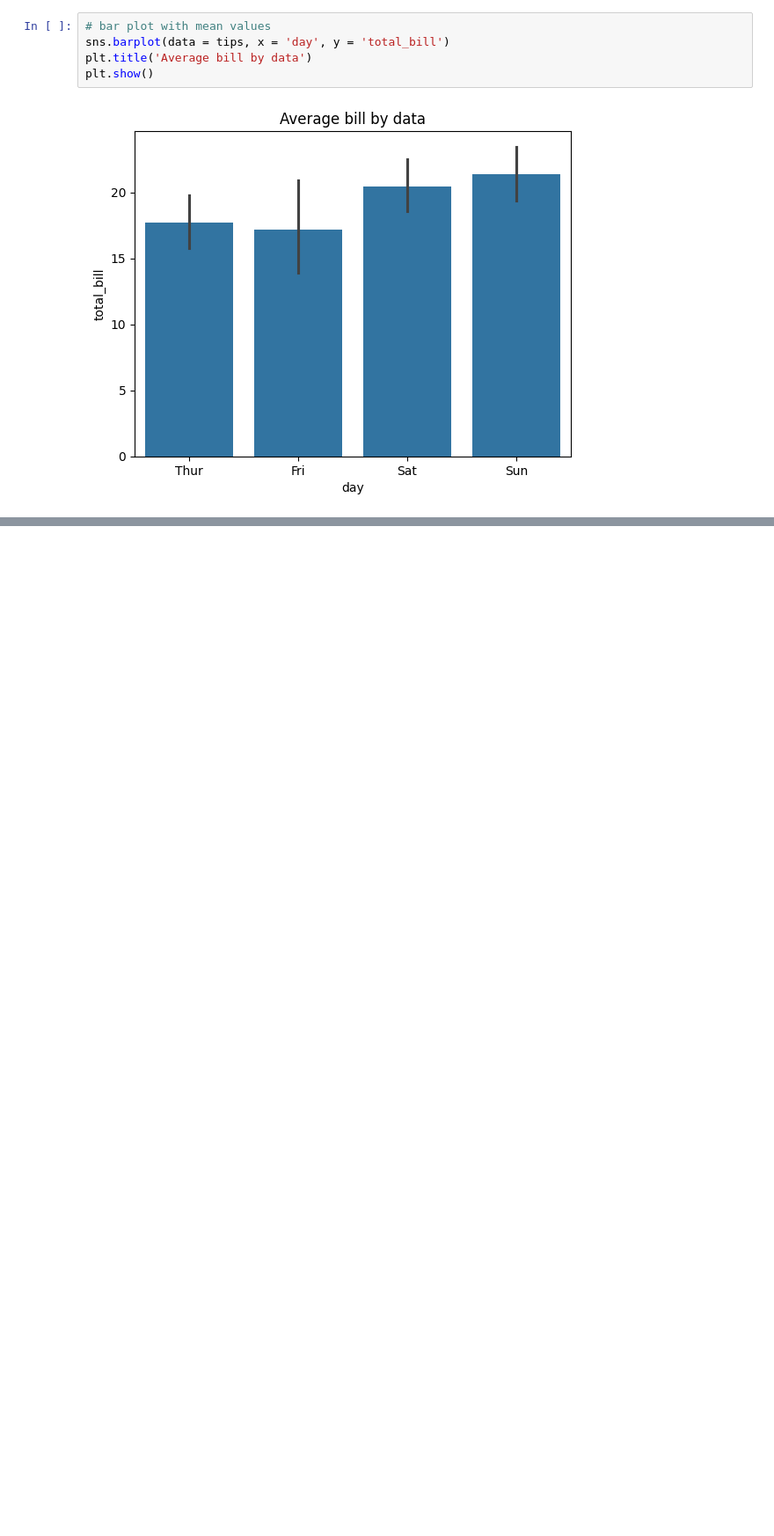
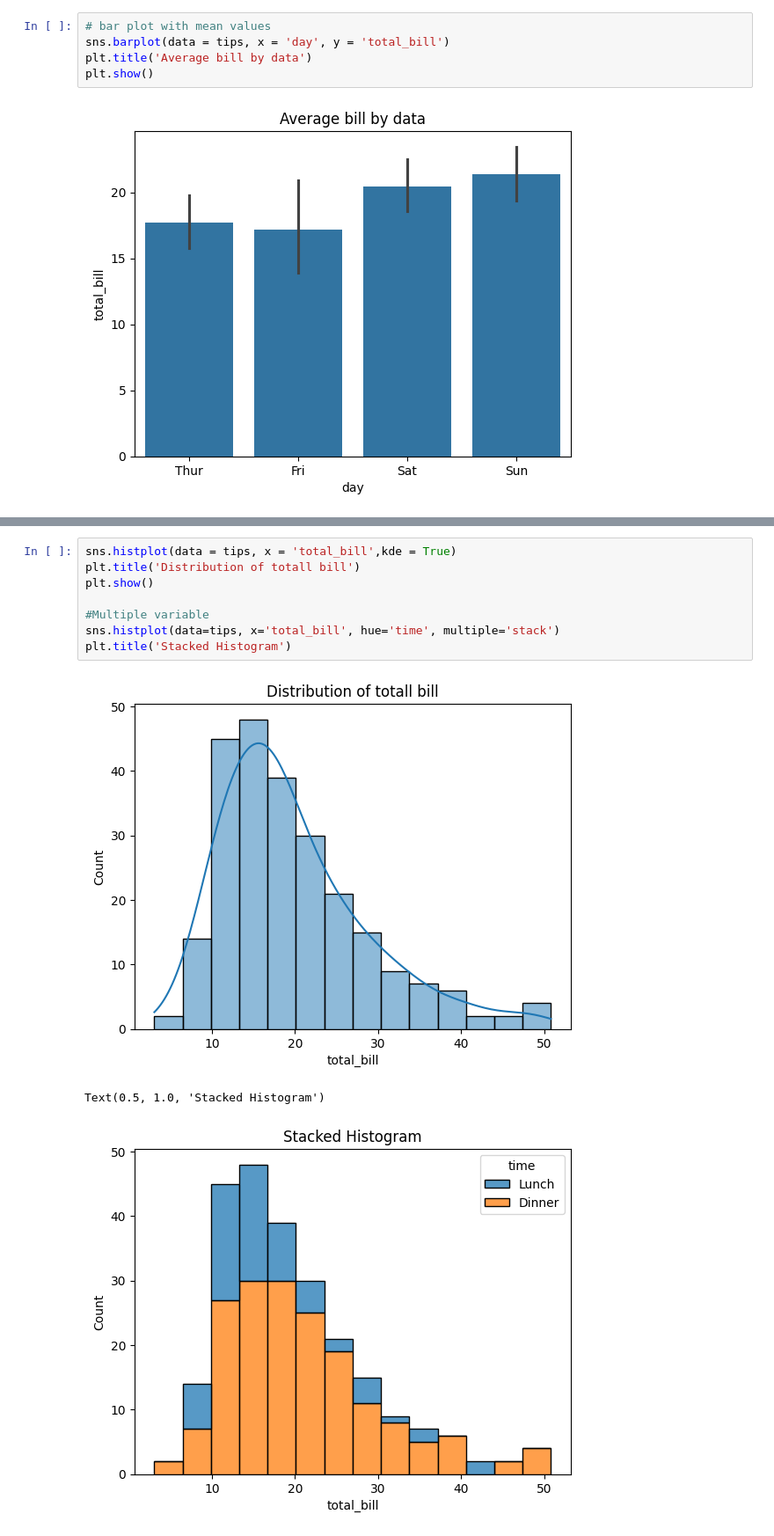
Before and after one commit to Subodhoraw/Python-revive, a Jupyter notebook: Q&A/python_details/seaborn1/seabornbasics.ipynb, the cells around one changed output, grey strips where cells are left out. Shown at 88% size. Drawn from its saved outputs; the diff is of its cells as text; blank space fills up the shorter version.

```diff
--- a/Q&A/python_details/seaborn1/seabornbasics.ipynb
+++ b/Q&A/python_details/seaborn1/seabornbasics.ipynb
@@ -80,0 +92,12 @@ plt.show()
+# %%
+sns.histplot(data = tips, x = 'total_bill',kde = True)
+plt.title('Distribution of totall bill')
+plt.show()
+
+#Multiple variable
+sns.histplot(data=tips, x='total_bill', hue='time', multiple='stack')
+plt.title('Stacked Histogram')
+# %% [output]
+[figure, added]
+Text(0.5, 1.0, 'Stacked Histogram')
+[figure, added]
```
Also changed, not shown: parts of 4 cells of this notebook.
